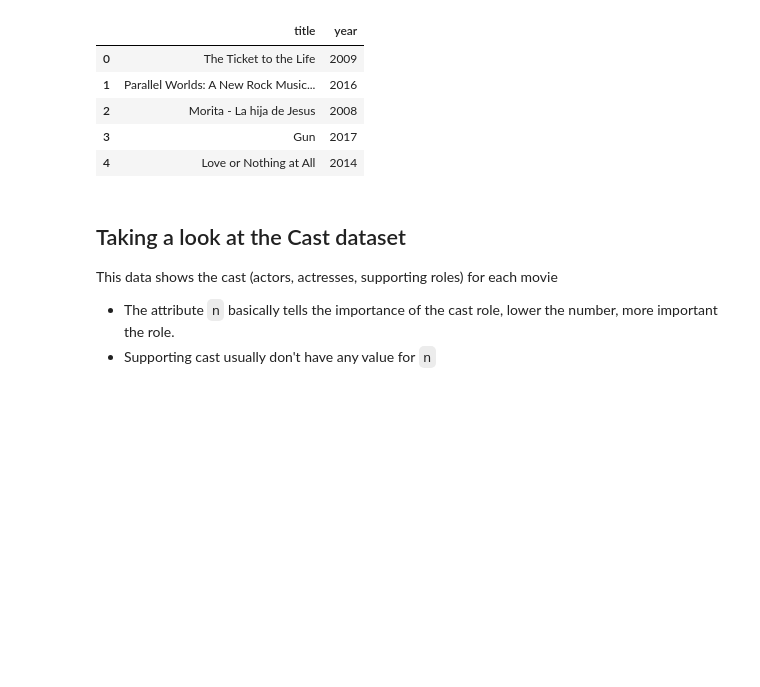
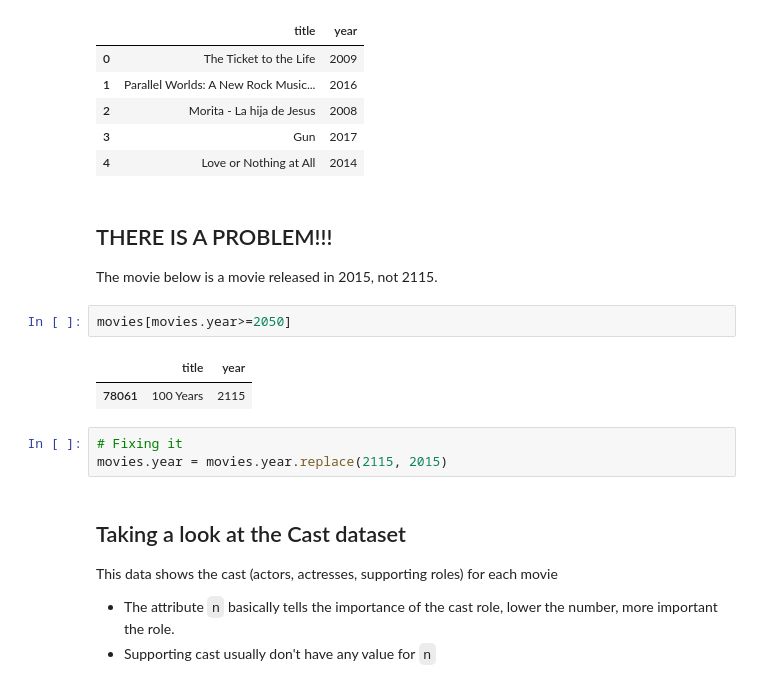
Before and after one commit to lfunderburk/mec-mini-projects, a Jupyter notebook: mec-5.3.10-data-wranging-with-pandas-mini-project/Mini_Project_Data_Wrangling_Pandas.ipynb, the cells around one changed output. Saved outputs shown, nothing was run; the diff lists cells and outputs as text; blank space fills up the shorter version.

```diff
--- a/mec-5.3.10-data-wranging-with-pandas-mini-project/Mini_Project_Data_Wrangling_Pandas.ipynb
+++ b/mec-5.3.10-data-wranging-with-pandas-mini-project/Mini_Project_Data_Wrangling_Pandas.ipynb
@@ -45,6 +45,18 @@ movies.head()
 | 2 | Morita - La hija de Jesus | 2008 |
 | 3 | Gun | 2017 |
 | 4 | Love or Nothing at All | 2014 |
+# %% [markdown]
+## THERE IS A PROBLEM!!!
+
+The movie below is a movie released in 2015, not 2115.
+# %%
+movies[movies.year>=2050]
+# %% [output]
+|  | title | year |
+| 78061 | 100 Years | 2115 |
+# %%
+# Fixing it
+movies.year = movies.year.replace(2115, 2015)
 # %% [markdown]
 ## Taking a look at the Cast dataset
 
```
Also changed, not shown: parts of 23 cells of this notebook, 1 other file.
